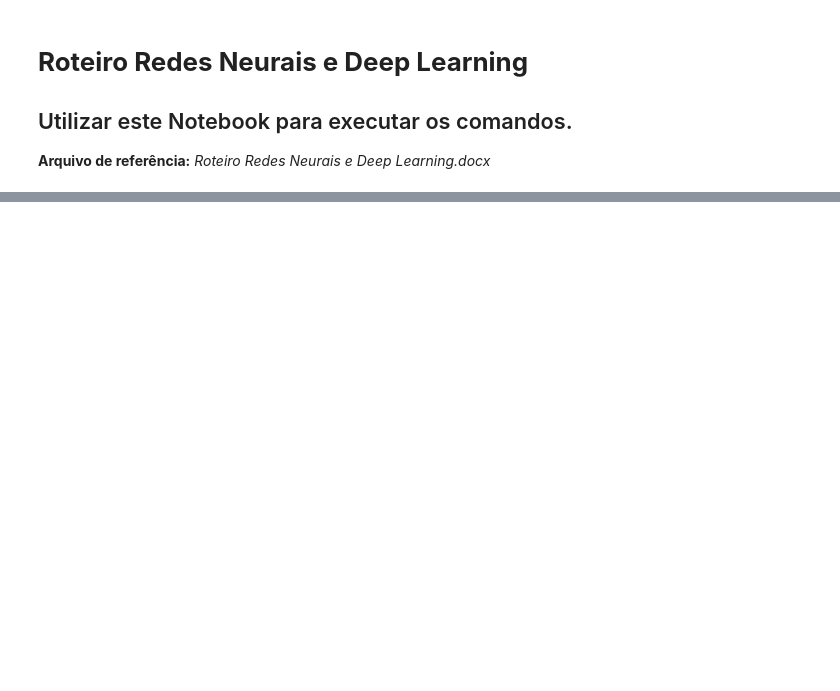
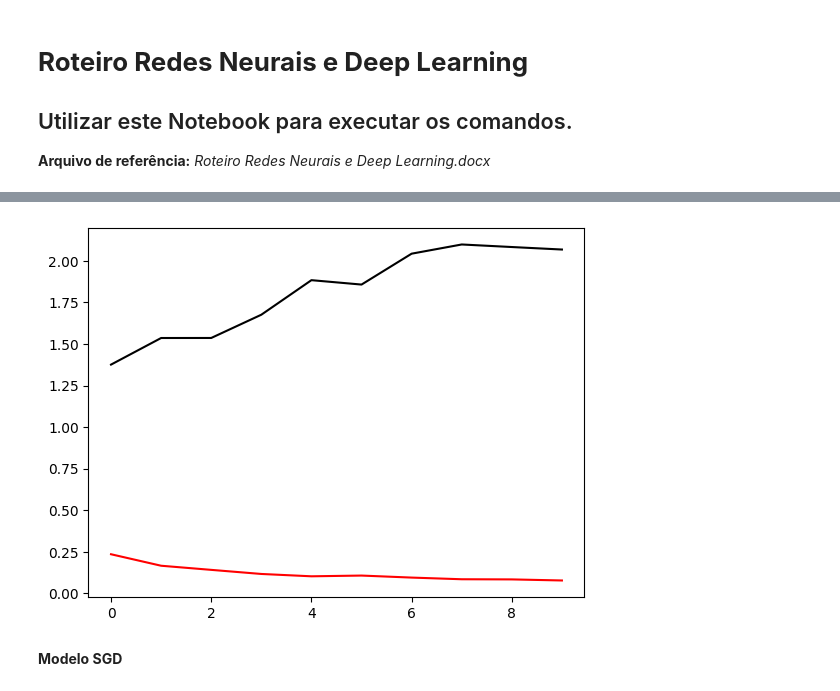
Before and after one commit to renanteod/GCollab, a Jupyter notebook: roteiro02-2.ipynb, the cells around one changed output, grey strips where cells are left out. Drawn from its saved outputs; the diff is of its cells as text; code cells hidden in the pictures; blank space fills up the shorter version.

```diff
--- a/roteiro02-2.ipynb
+++ b/roteiro02-2.ipynb
@@ -248,0 +122,8 @@ plt.show()
+# %%
+plt.plot(progresso.history['loss'], color='red')
+plt.plot(progresso.history['val_loss'], color='black')
+plt.show()
+# %% [output]
+[figure, added]
+# %% [markdown]
+**Modelo SGD**
```
Also changed, not shown: parts of 51 cells of this notebook.
